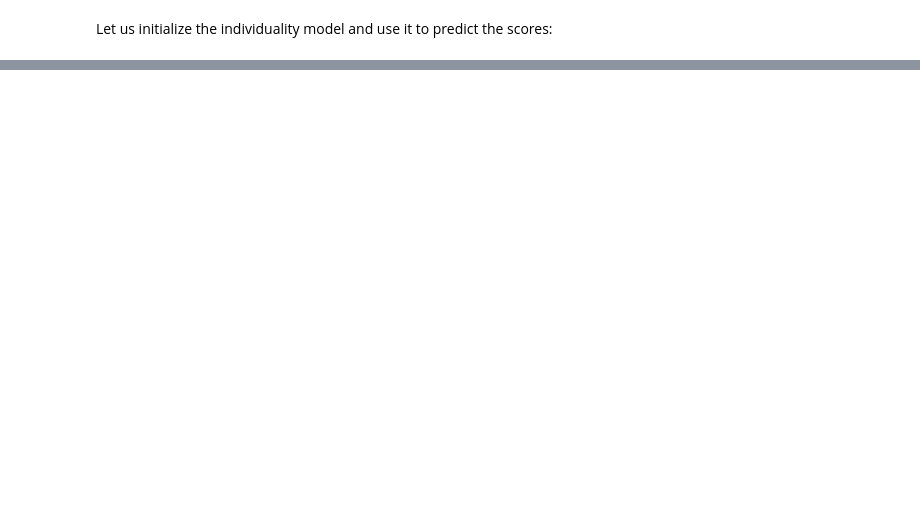
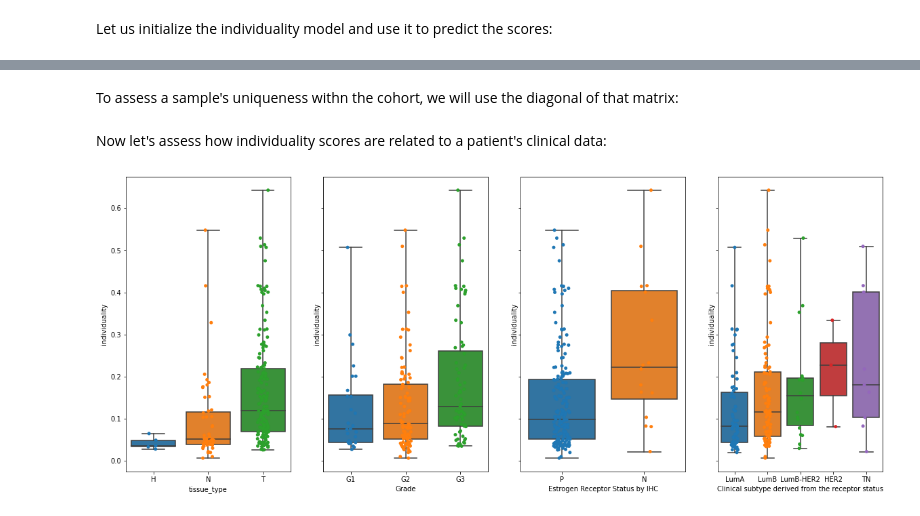
Before and after one commit to AI4SCR/scQUEST, a Jupyter notebook: tutorials/scQUEST_tutorial.ipynb, the cells around one changed output, grey strips where cells are left out. Saved outputs shown, nothing was run; the diff lists cells and outputs as text; code cells hidden in the pictures; blank space fills up the shorter version.

```diff
--- a/tutorials/scQUEST_tutorial.ipynb
+++ b/tutorials/scQUEST_tutorial.ipynb
@@ -516,9 +512,22 @@ plt.savefig('abnormality_boxplots.pdf', dpi=300)
 For computing the individuality let's start by preparing the dataset. Here, because the k-nn graph construction is computationally intensive, we will randomly select a subset of cells from each sample.
 # %%
 # preprocessing
-ad_indiv = ad[(ad.obs.is_epithelial == 1), ad.var.used_in_abnormality]
+ad_indiv = ad[ad.obs.is_epithelial == 1, ad.var.used_in_abnormality]
 X = ad_indiv.X.copy()
 cofactor = 5
 np.divide(X, cofactor, out=X)
 np.arcsinh(X, out=X)
 ad_indiv.layers['arcsinh'] = X
+
+ad_indiv.obs['sample_id'] = ad_indiv.obs.groupby(['tissue_type', 'breast', 'patient_number']).ngroup()
+
+# sub-sampling
+tmp = ad_indiv.obs.groupby(['sample_id']).indices
+n_cells = 200
+indices = []
+for key, item in tmp.items():
+    size = min(len(item), n_cells)
+    idx = np.random.choice(range(len(item)), size, replace=False)
+    indices.extend(item[idx])
+indices = np.array(indices)
+ad_indiv = ad_indiv[indices]
@@ -596,0 +570,2 @@ fig.show()
+# %% [markdown]
+To assess a sample's uniqueness withn the cohort, we will use the diagonal of that matrix:
@@ -596,0 +575,19 @@ fig.show()
+# %% [markdown]
+Now let's assess how individuality scores are related to a patient's clinical data:
+# %%
+res = ad_indiv.obs[['tissue_type', 'breast', 'Grade','Estrogen Receptor Status by IHC',
+                 'Clinical subtype derived from the receptor status', 'patient_number', 'sample_id']]
+res = res[~res.duplicated()].set_index('sample_id')
+dat = pd.concat((dat, res), axis=1)
+
+clinical_data = ['tissue_type','Grade','Estrogen Receptor Status by IHC',
+                 'Clinical subtype derived from the receptor status']
+order=[['H','N','T'], ['G1','G2','G3'], ['P','N'],['LumA','LumB','LumB-HER2','HER2','TN']]
+
+fig, axs = plt.subplots(1, 4, figsize=(20,8), sharey=True)
+for i in range(4):
+    sns.boxplot(data=dat, x=clinical_data[i], y='individuality', order=order[i], whis=[0, 100], ax=axs.flat[i])
+    sns.stripplot(data=dat, x=clinical_data[i], y='individuality', order=order[i], ax=axs.flat[i])
+#plt.savefig('individuality_boxplots.pdf', dpi=300)
+# %% [output]
+[figure, added]
```
Also changed, not shown: parts of 18 cells of this notebook.
